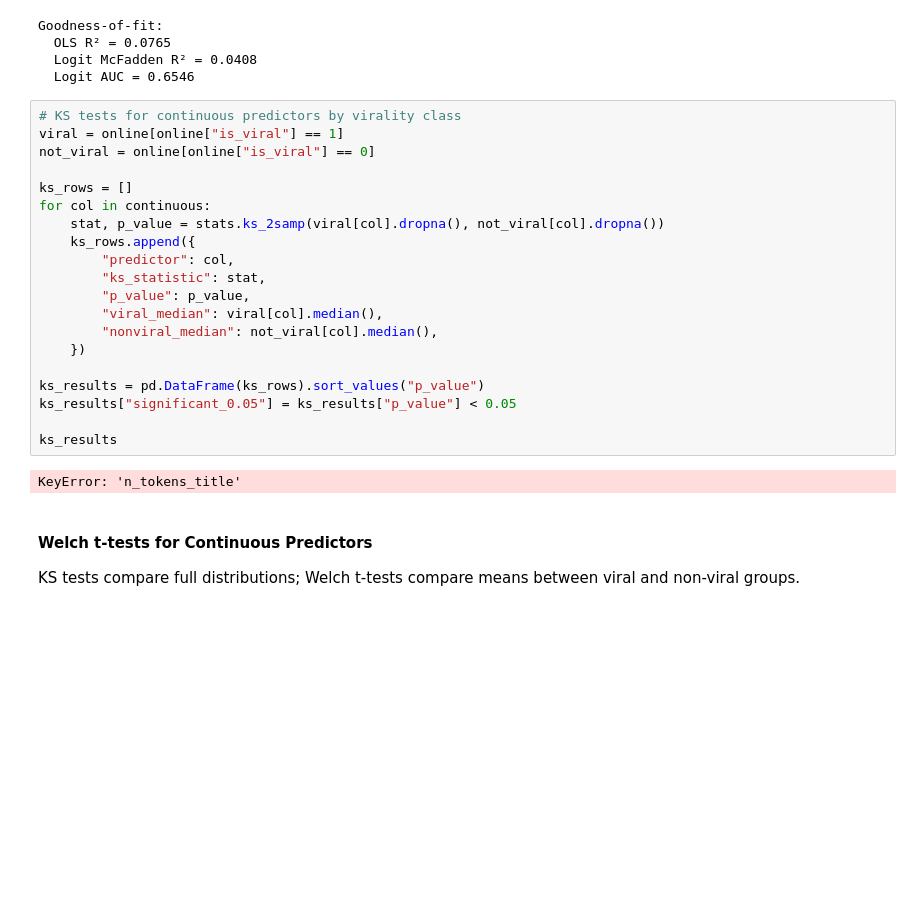
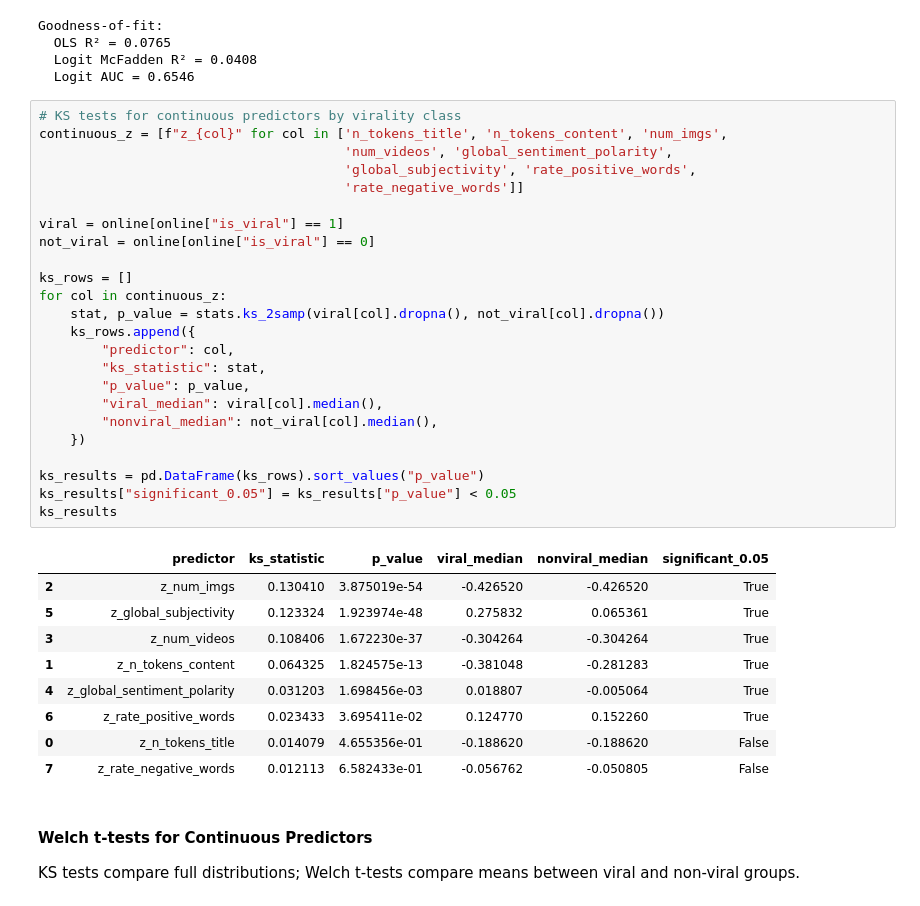
Before and after one commit to katiehanni/MATH_189_final_project, a Jupyter notebook: analysis/analysis.ipynb, the cells around one changed output. Drawn from its saved outputs; the diff is of its cells as text; blank space fills up the shorter version.

Commit message:
fixed errors in KS test/Welch t-test

```diff
--- a/analysis/analysis.ipynb
+++ b/analysis/analysis.ipynb
@@ -627,26 +627,38 @@ Goodness-of-fit:
   Logit AUC = 0.6546
 # %%
 # KS tests for continuous predictors by virality class
+continuous_z = [f"z_{col}" for col in ['n_tokens_title', 'n_tokens_content', 'num_imgs',
+                                       'num_videos', 'global_sentiment_polarity',
+                                       'global_subjectivity', 'rate_positive_words',
+                                       'rate_negative_words']]
+
 viral = online[online["is_viral"] == 1]
 not_viral = online[online["is_viral"] == 0]
 
 ks_rows = []
-for col in continuous:
+for col in continuous_z:
     stat, p_value = stats.ks_2samp(viral[col].dropna(), not_viral[col].dropna())
     ks_rows.append({
         "predictor": col,
         "ks_statistic": stat,
         "p_value": p_value,
         "viral_median": viral[col].median(),
         "nonviral_median": not_viral[col].median(),
     })
 
 ks_results = pd.DataFrame(ks_rows).sort_values("p_value")
 ks_results["significant_0.05"] = ks_results["p_value"] < 0.05
-
 ks_results
 # %% [output]
-KeyError: 'n_tokens_title'
+|  | predictor | ks_statistic | p_value | viral_median | nonviral_median | significant_0.05 |
+| 2 | z_num_imgs | 0.130410 | 3.875019e-54 | -0.426520 | -0.426520 | True |
+| 5 | z_global_subjectivity | 0.123324 | 1.923974e-48 | 0.275832 | 0.065361 | True |
+| 3 | z_num_videos | 0.108406 | 1.672230e-37 | -0.304264 | -0.304264 | True |
+| 1 | z_n_tokens_content | 0.064325 | 1.824575e-13 | -0.381048 | -0.281283 | True |
+| 4 | z_global_sentiment_polarity | 0.031203 | 1.698456e-03 | 0.018807 | -0.005064 | True |
+| 6 | z_rate_positive_words | 0.023433 | 3.695411e-02 | 0.124770 | 0.152260 | True |
+| 0 | z_n_tokens_title | 0.014079 | 4.655356e-01 | -0.188620 | -0.188620 | False |
+| 7 | z_rate_negative_words | 0.012113 | 6.582433e-01 | -0.056762 | -0.050805 | False |
 # %% [markdown]
 #### Welch t-tests for Continuous Predictors
 KS tests compare full distributions; Welch t-tests compare means between viral and non-viral groups.
```
Also changed, not shown: parts of 5 cells of this notebook.
